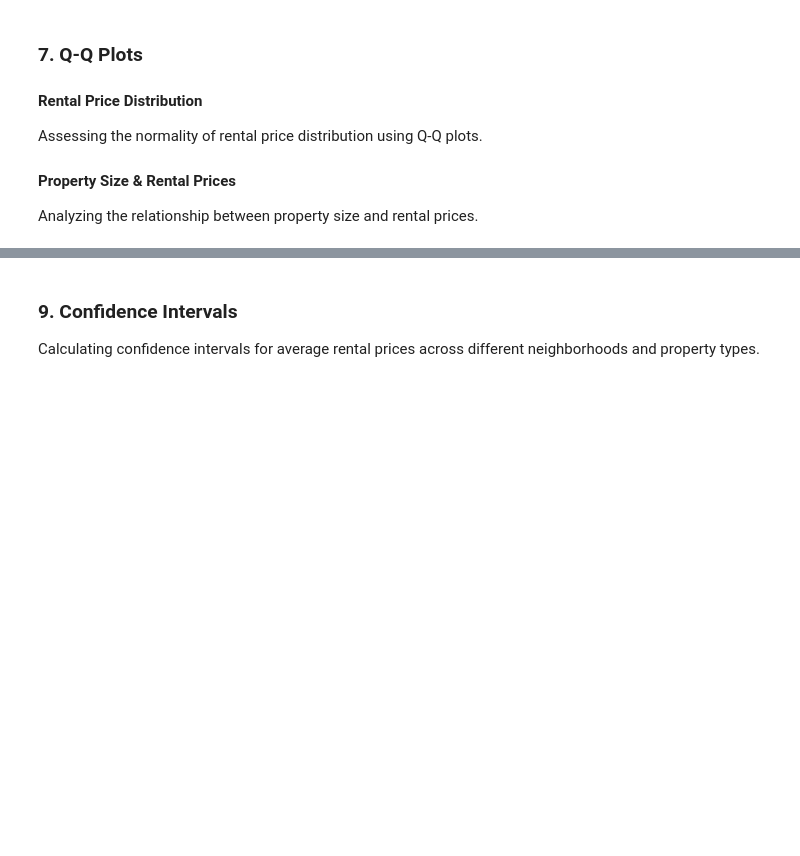
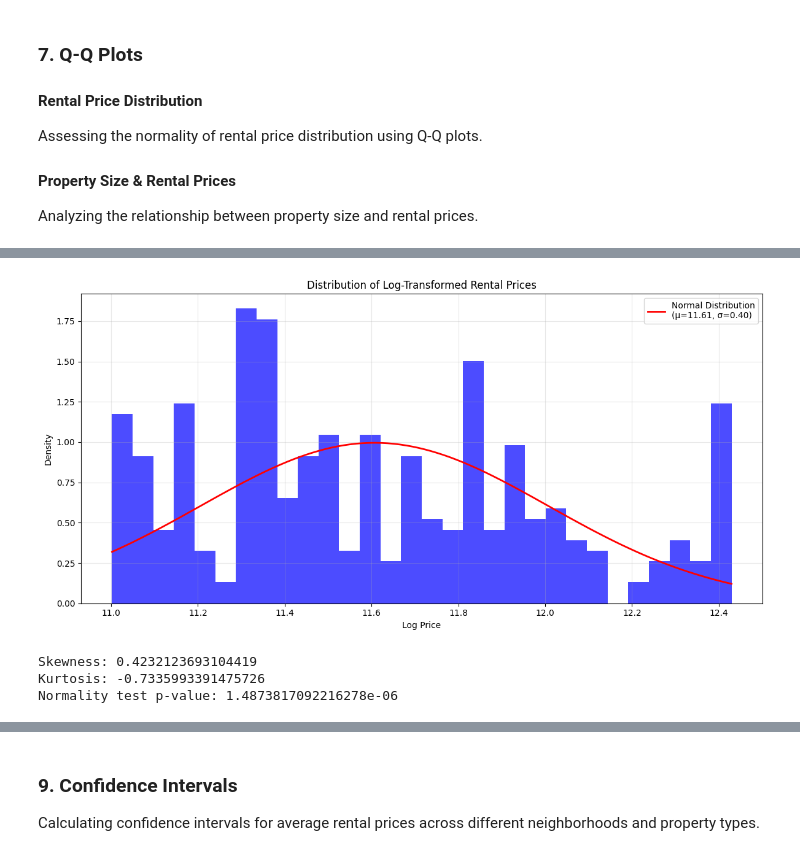
Before and after one commit to HamdanAlhajeri/StatisticsDubbizle, a Jupyter notebook: Data.ipynb, the cells around one changed output, grey strips where cells are left out. Saved outputs shown, nothing was run; the diff lists cells and outputs as text; code cells hidden in the pictures; blank space fills up the shorter version.

```diff
--- a/Data.ipynb
+++ b/Data.ipynb
@@ -187 +173,34 @@ plt.show()
+# %%
+plt.figure(figsize=(12, 6))
+
+log_prices = np.log(db['Price'])
+counts, bins, _ = plt.hist(log_prices, bins=30, density=True, alpha=0.7, color='blue')
+
+mu = np.mean(log_prices)
+sigma = np.std(log_prices)
+
+x = np.linspace(min(bins), max(bins), 100)
+gaussian = stats.norm.pdf(x, mu, sigma)
+
+plt.plot(x, gaussian, 'r-', lw=2, label=f'Normal Distribution\n(μ={mu:.2f}, σ={sigma:.2f})')
+
+plt.title('Distribution of Log-Transformed Rental Prices')
+plt.xlabel('Log Price')
+plt.ylabel('Density')
+plt.legend()
+
+plt.grid(True, alpha=0.3)
+
+plt.tight_layout()
+plt.show()
+
+print("Skewness:", stats.skew(log_prices))
+print("Kurtosis:", stats.kurtosis(log_prices))
+_, p_value = stats.normaltest(log_prices)
+print("Normality test p-value:", p_value)
+# %% [output]
+[figure, added]
+Skewness: 0.4232123693104419
+Kurtosis: -0.7335993391475726
+Normality test p-value: 1.4873817092216278e-06
 # %%
```
Also changed, not shown: parts of 11 cells of this notebook, 6 other files.
